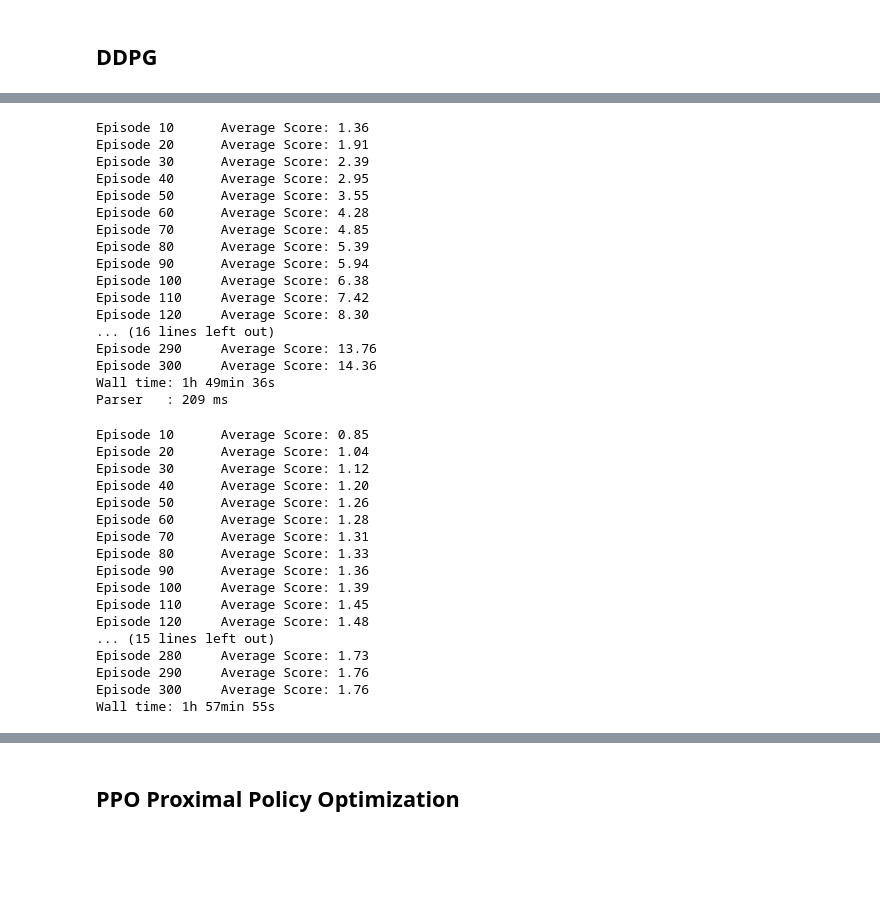
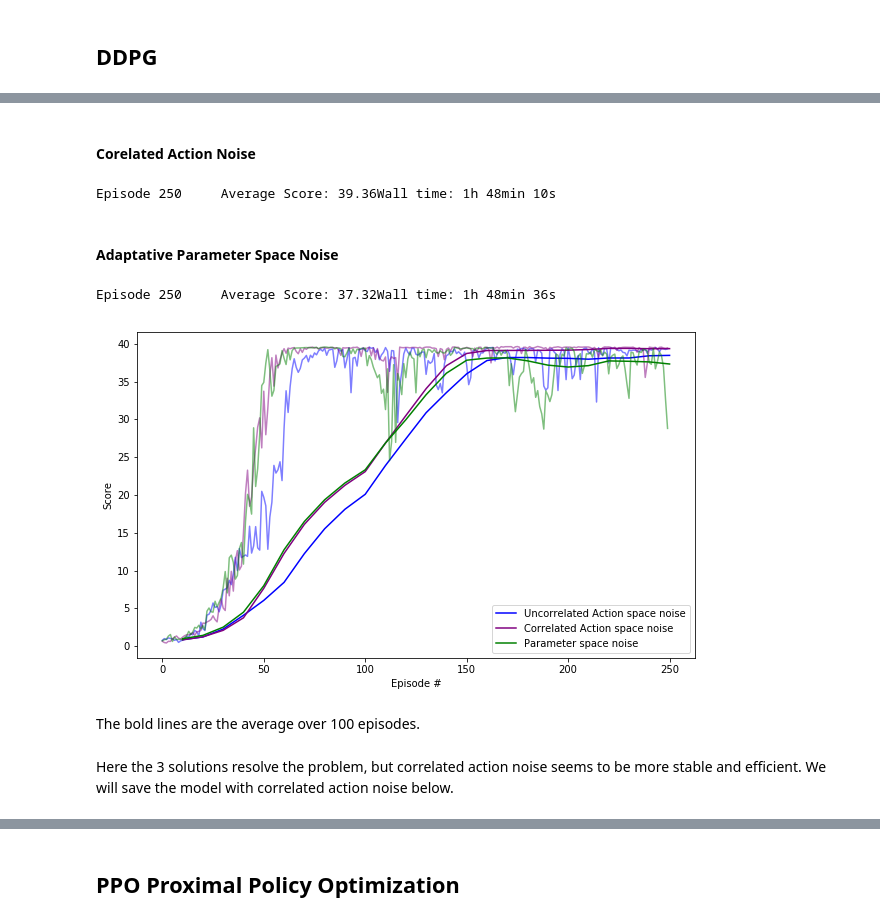
Before and after one commit to bekk-studio/DeepRLND-ContinuousControl, a Jupyter notebook: Continuous_Control.ipynb, the cells around one changed output, grey strips where cells are left out. Saved outputs shown, nothing was run; the diff lists cells and outputs as text; code cells hidden in the pictures; blank space fills up the shorter version.

```diff
--- a/Continuous_Control.ipynb
+++ b/Continuous_Control.ipynb
@@ -152,6 +195,6 @@ device(type='cpu')
 # %%
 %%time
 agent = DDPG(env,state_size=state_size, action_size=action_size, seed=0, device=device,
-             fc1_units=128, fc2_units=64, parameter_noise=False, state_normalization=False)
-scores, scores_avg = agent.learn(n_episodes=300, max_t=1002)
+             fc_units_act=(64, 64), fc_units_critic=(128,64), parameter_noise=False, correlated_action_noise = False)
+scores, scores_avg = agent.learn(n_episodes=250, max_t=1002)
 # %% [output]
@@ -160,47 +202,43 @@ Episode 11      Average Score: 0.52
+# %% [markdown]
+#### Corelated Action Noise
 # %%
 %%time
 agent = DDPG(env,state_size=state_size, action_size=action_size, seed=0, device=device,
-             fc1_units=128, fc2_units=64, parameter_noise=False, state_normalization=True)
-scores2, scores_avg2 = agent.learn(n_episodes=300, max_t=1002)
+             fc_units_act=(64, 64), fc_units_critic=(128,64), parameter_noise=False, correlated_action_noise = True)
+scores2, scores_avg2 = agent.learn(n_episodes=250, max_t=1002)
 # %% [output]
-Episode 10      Average Score: 1.36
-Episode 20      Average Score: 1.91
-Episode 30      Average Score: 2.39
-Episode 40      Average Score: 2.95
-Episode 50      Average Score: 3.55
-Episode 60      Average Score: 4.28
-Episode 70      Average Score: 4.85
-Episode 80      Average Score: 5.39
-Episode 90      Average Score: 5.94
-Episode 100     Average Score: 6.38
-Episode 110     Average Score: 7.42
-Episode 120     Average Score: 8.30
-... (16 lines left out)
-Episode 290     Average Score: 13.76
-Episode 300     Average Score: 14.36
-Wall time: 1h 49min 36s
-Parser   : 209 ms
+Episode 250     Average Score: 39.36Wall time: 1h 48min 10s
+# %% [markdown]
+#### Adaptative Parameter Space Noise
 # %%
 %%time
 agent = DDPG(env,state_size=state_size, action_size=action_size, seed=0, device=device,
-             fc1_units=128, fc2_units=64, parameter_noise=True, state_normalization=False)
-scores3, scores_avg3 = agent.learn(n_episodes=300, max_t=1002)
+             fc_units_act=(64, 64), fc_units_critic=(128,64), parameter_noise=True)
+scores3, scores_avg3 = agent.learn(n_episodes=250, max_t=1002)
 # %% [output]
-Episode 10      Average Score: 0.85
-Episode 20      Average Score: 1.04
-Episode 30      Average Score: 1.12
-Episode 40      Average Score: 1.20
-Episode 50      Average Score: 1.26
-Episode 60      Average Score: 1.28
-Episode 70      Average Score: 1.31
-Episode 80      Average Score: 1.33
-Episode 90      Average Score: 1.36
-Episode 100     Average Score: 1.39
-Episode 110     Average Score: 1.45
-Episode 120     Average Score: 1.48
-... (15 lines left out)
-Episode 280     Average Score: 1.73
-Episode 290     Average Score: 1.76
-Episode 300     Average Score: 1.76
-Wall time: 1h 57min 55s
+Episode 250     Average Score: 37.32Wall time: 1h 48min 36s
+# %%
+# plot the scores
+fig = plt.figure(figsize=(10,6))
+ax = fig.add_subplot(111)
+plt.plot(np.arange(len(scores)), scores, alpha=0.5, color = 'blue')
+plt.plot(np.append(np.arange(1,len(scores_avg))*10 ,len(scores)), scores_avg, color = 'blue',
+         label='Uncorrelated Action space noise')
+plt.plot(np.arange(len(scores2)), scores2, alpha=0.5, color = 'purple')
+plt.plot(np.append(np.arange(1,len(scores_avg2))*10 ,len(scores2)), scores_avg2, color = 'purple',
+         label='Correlated Action space noise')
+plt.plot(np.arange(len(scores3)), scores3, alpha=0.5, color = 'green')
+plt.plot(np.append(np.arange(1,len(scores_avg3))*10 ,len(scores3)), scores_avg3, color = 'green',
+         label='Parameter space noise')
+plt.ylabel('Score')
+plt.xlabel('Episode #')
+plt.legend()
+plt.show()
+# %% [output]
+[figure, added]
+# %% [markdown]
+The bold  lines are the average over 100 episodes.
+# %% [markdown]
+Here the 3 solutions resolve the problem, but correlated action noise seems to be more stable and efficient.
+We will save the model  with correlated action noise below.
 # %%
```
Also changed, not shown: parts of 68 cells of this notebook, 25 other files.
